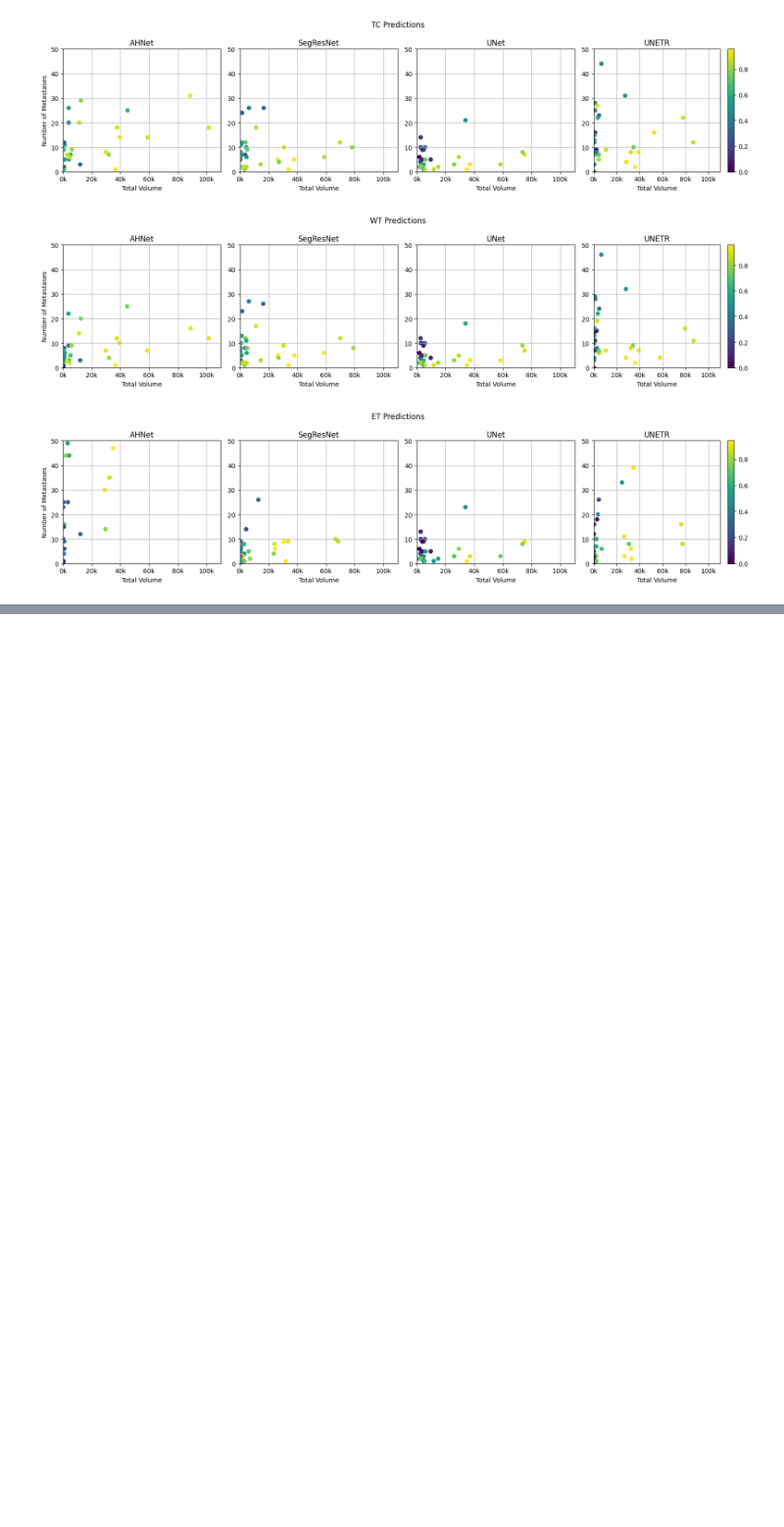
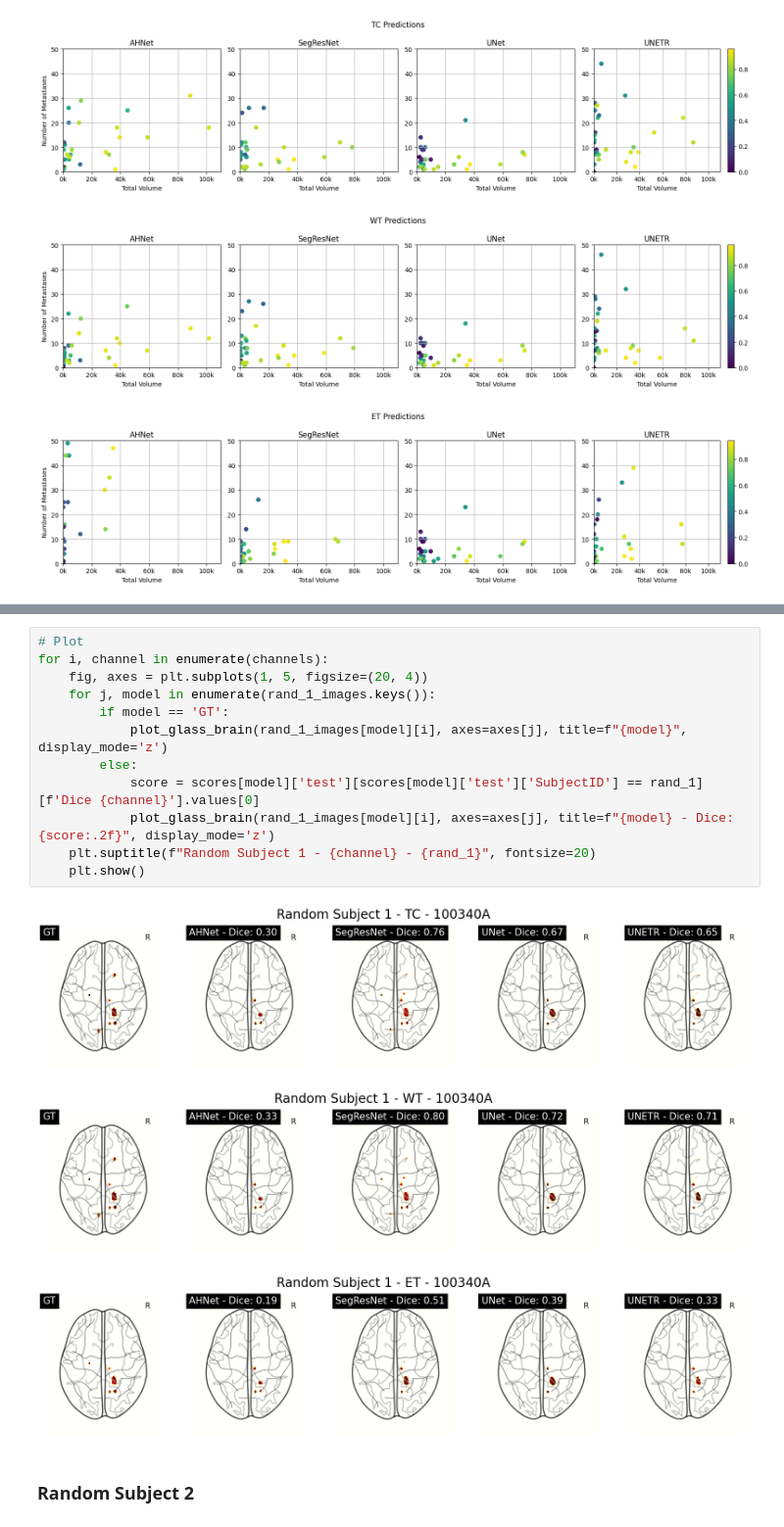
Before and after one commit to NachoGV/Semantic-Segmentation-of-Brain-Metastases-in-MRI-Scans, a Jupyter notebook: results_analysis.ipynb, the cells around one changed output, grey strips where cells are left out. Shown at 98% size. Cells and saved outputs as stored; diff of their text form; blank space fills up the shorter version.

```diff
--- a/results_analysis.ipynb
+++ b/results_analysis.ipynb
@@ -164,0 +346,18 @@ for channel in channels:
+# %%
+# Plot
+for i, channel in enumerate(channels):
+	fig, axes = plt.subplots(1, 5, figsize=(20, 4))
+	for j, model in enumerate(rand_1_images.keys()):
+		if model == 'GT':
+			plot_glass_brain(rand_1_images[model][i], axes=axes[j], title=f"{model}", display_mode='z')
+		else:
+			score = scores[model]['test'][scores[model]['test']['SubjectID'] == rand_1][f'Dice {channel}'].values[0]
+			plot_glass_brain(rand_1_images[model][i], axes=axes[j], title=f"{model} - Dice: {score:.2f}", display_mode='z')
+	plt.suptitle(f"Random Subject 1 - {channel} - {rand_1}", fontsize=20)
+	plt.show()
+# %% [output]
+[figure, added]
+[figure, added]
+[figure, added]
+# %% [markdown]
+### Random Subject 2
```
Also changed, not shown: parts of 17 cells of this notebook, 1 other file.
